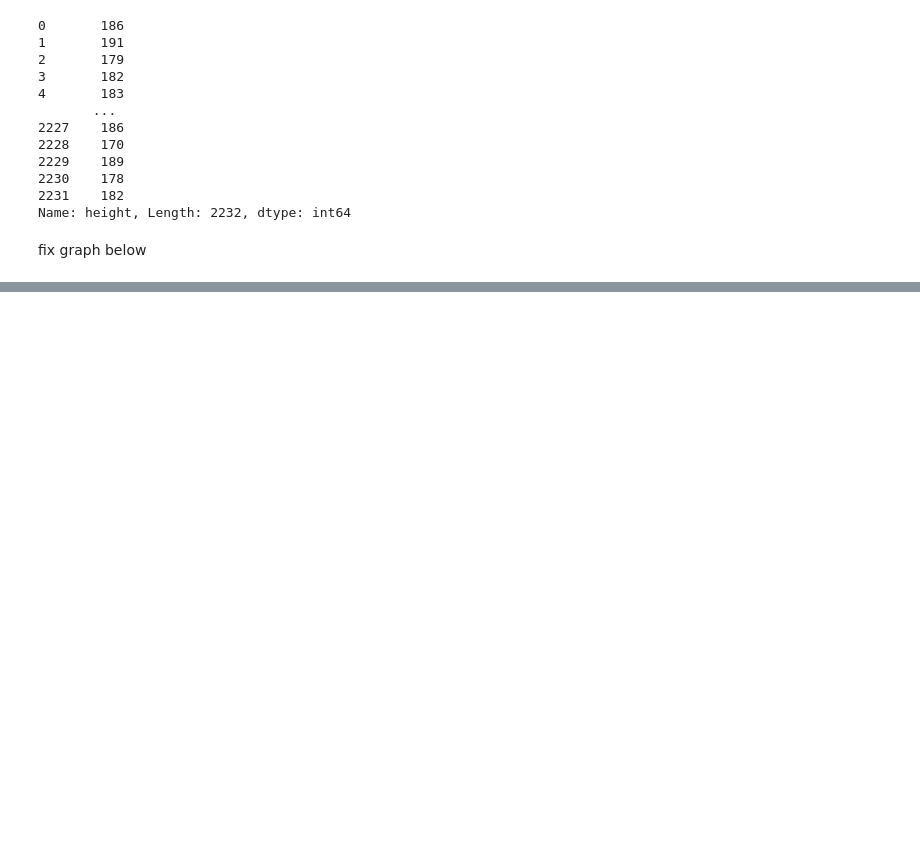
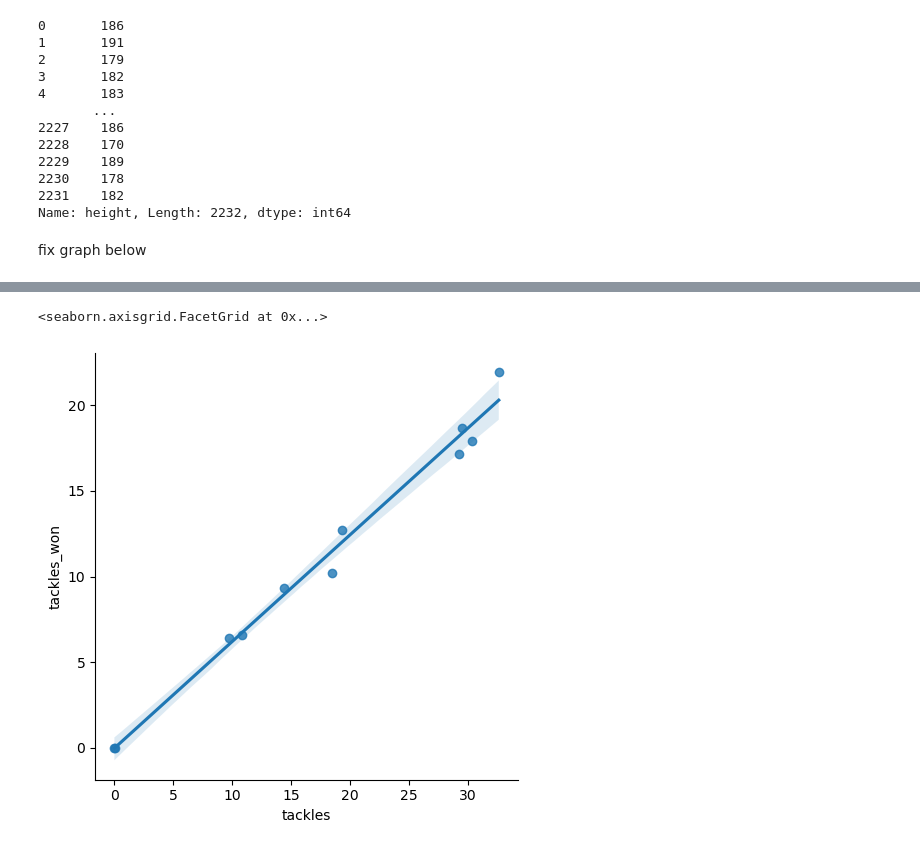
Before and after one commit to RockyOwens/Project1, a Jupyter notebook: SoccerPlayerAnalysis.ipynb, the cells around one changed output, grey strips where cells are left out. Saved outputs shown, nothing was run; the diff lists cells and outputs as text; code cells hidden in the pictures; blank space fills up the shorter version.

```diff
--- a/SoccerPlayerAnalysis.ipynb
+++ b/SoccerPlayerAnalysis.ipynb
@@ -307,2 +318,4 @@ plt.show()
 # %%
 # How does the number of tackles and tackles won relate to the player's position?
+grouped = clean_data.groupby('position')['tackles', 'tackles_won'].mean()
+grouped
@@ -308,0 +336,7 @@ plt.show()
+# %%
+grouped["tackles_won_%"]=grouped["tackles_won"]/grouped["tackles"]*100
+# %%
+sns.lmplot(x='tackles',y='tackles_won',data=grouped)
+# %% [output]
+<seaborn.axisgrid.FacetGrid at 0x...>
+[figure, added]
```
Also changed, not shown: parts of 10 cells of this notebook.
